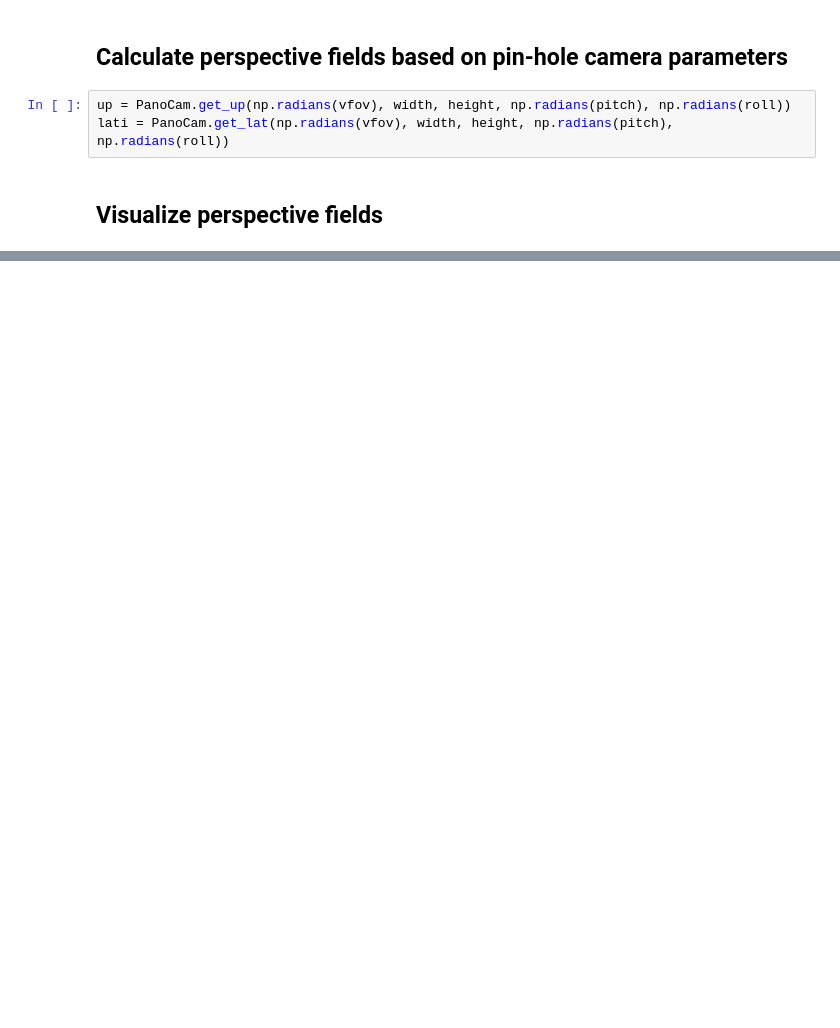
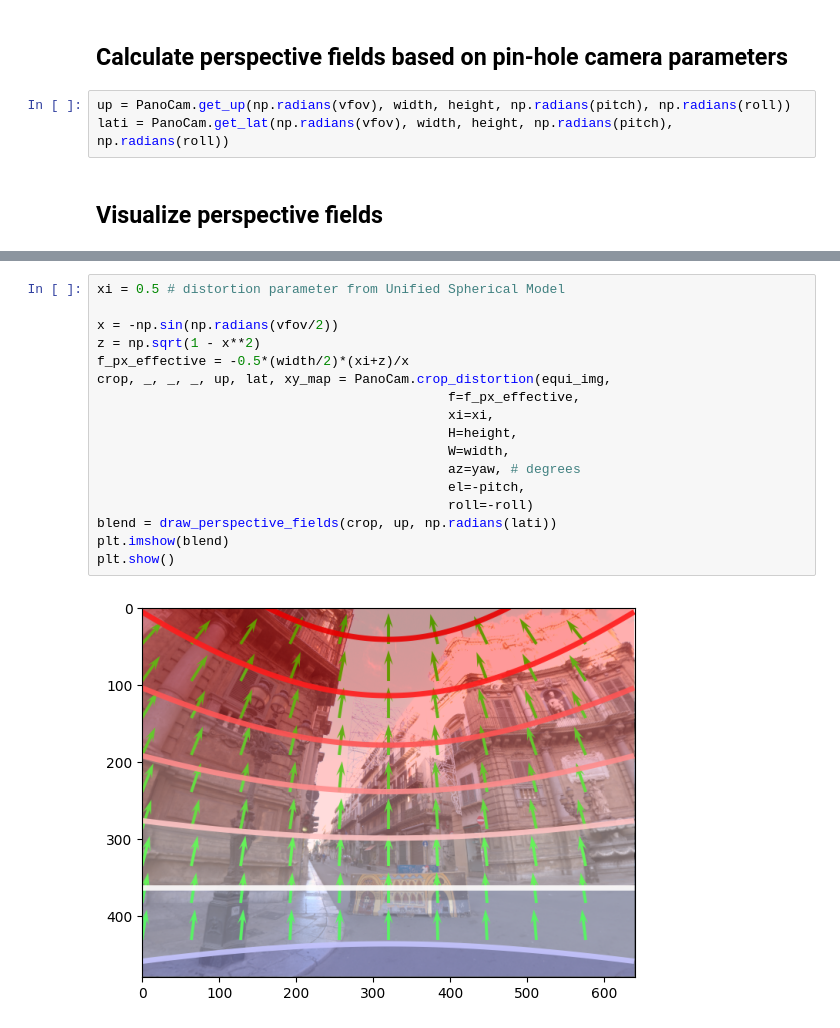
Before and after one commit to jinlinyi/PerspectiveFields, a Jupyter notebook: jupyter-notebooks/camera2perspective.ipynb, the cells around one changed output, grey strips where cells are left out. Cells and saved outputs as stored; diff of their text form; blank space fills up the shorter version.

```diff
--- a/jupyter-notebooks/camera2perspective.ipynb
+++ b/jupyter-notebooks/camera2perspective.ipynb
@@ -52,0 +54,19 @@ plt.show()
+# %%
+xi = 0.5 # distortion parameter from Unified Spherical Model
+
+x = -np.sin(np.radians(vfov/2))
+z = np.sqrt(1 - x**2)
+f_px_effective = -0.5*(width/2)*(xi+z)/x
+crop, _, _, _, up, lat, xy_map = PanoCam.crop_distortion(equi_img,
+                                             f=f_px_effective,
+                                             xi=xi,
+                                             H=height,
+                                             W=width,
+                                             az=yaw, # degrees
+                                             el=-pitch,
+                                             roll=-roll)
+blend = draw_perspective_fields(crop, up, np.radians(lati))
+plt.imshow(blend)
+plt.show()
+# %% [output]
+[figure, added]
```
Also changed, not shown: parts of 5 cells of this notebook, 3 other files.
